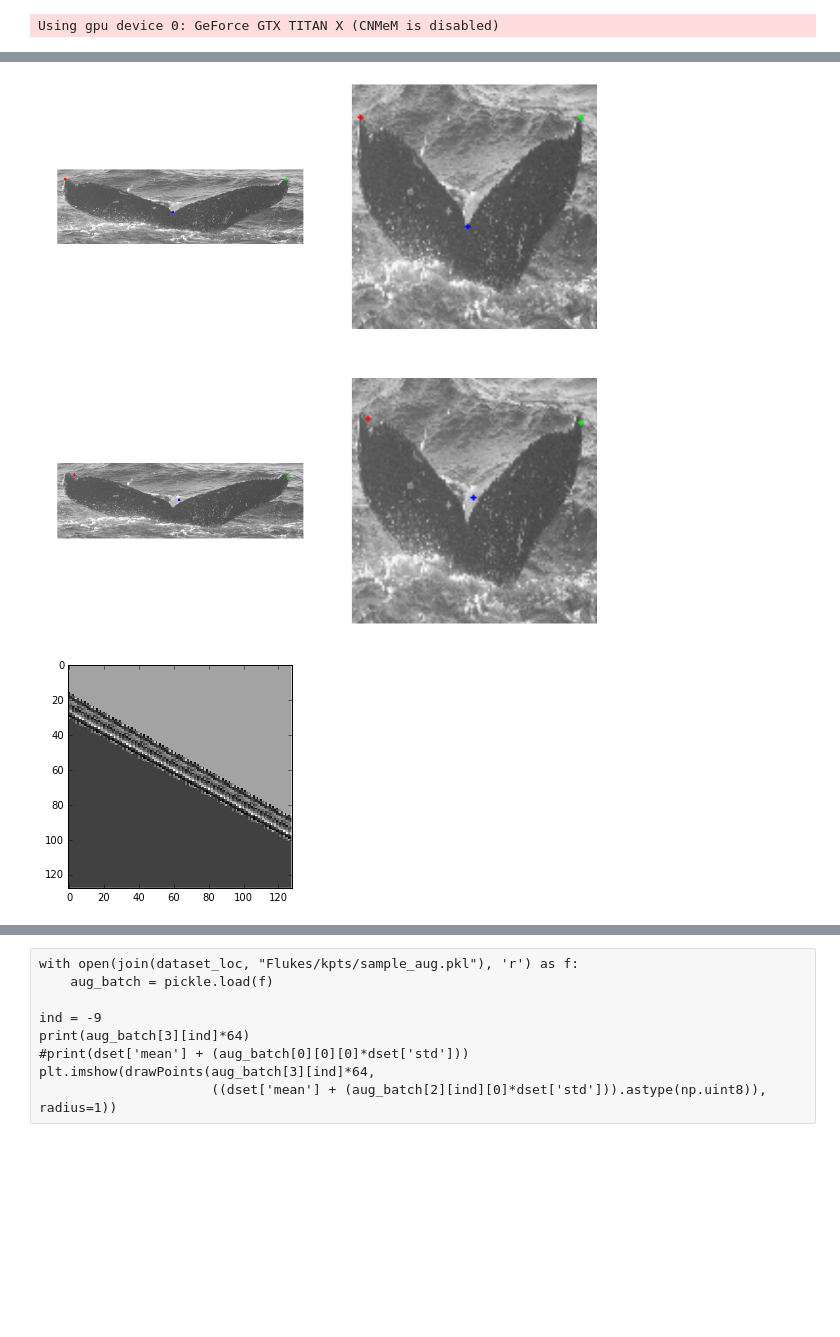
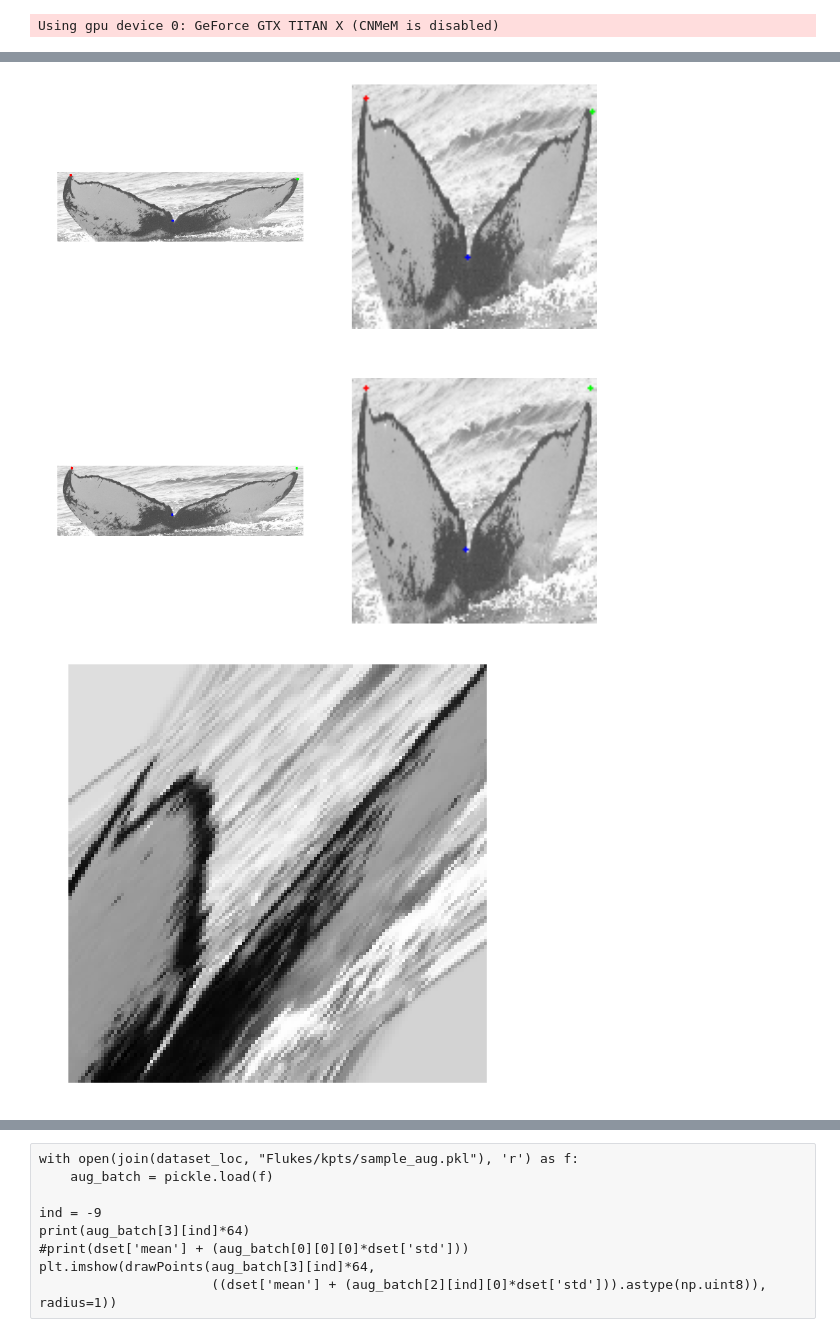
Before and after one commit to zmjjmz/thesiswork, a Jupyter notebook: edge_extract/Keypoint Extractor Analysis.ipynb, the cells around one changed output, grey strips where cells are left out. Saved outputs shown, nothing was run; the diff lists cells and outputs as text; code cells hidden in the pictures; blank space fills up the shorter version.

```diff
--- a/edge_extract/Keypoint Extractor Analysis.ipynb
+++ b/edge_extract/Keypoint Extractor Analysis.ipynb
@@ -175,12 +174,16 @@ def show_output(originals, true_labels, outputs, ind, stage=-1, imgnames=None, s
         # probably an input or stn
         #print(network_stage[:,:,0])
         print(outputs[stage-1][ind].reshape(2,3))
-        denormed = dset['std']*network_stage[:,:,0] + dset['mean']
-        f, netax = plt.subplots(1)
+        denormed =  (dset['std']*network_stage[:,:,0] + dset['mean']).astype(np.uint8).T
+        #denormed = network_stage[:,:,0].astype(np.uint8)
+        #print(denormed)
+
+        f, netax = plt.subplots(1, figsize=(7.5,7.5))
+        netax.axis('off')
         netax.imshow(denormed, interpolation='none')
     #ax[2].imshow(network_stage)
 
-sec = 'valid'
+sec = 'train'
 show_output(dset_for_model[sec]['X'], dset_for_model[sec]['y'], point_outputs[sec],
             random.choice(range(dset_for_model[sec]['X'].shape[0])), stage=12,
             imgnames=dset_for_model[sec]['names'], sizes=dset_for_model[sec]['extra'])
@@ -206,5 +209,5 @@ show_output(dset_for_model[sec]['X'], dset_for_model[sec]['y'], point_outputs[se
-[figure, old version]
+[figure, new version]
-[figure, old version]
+[figure, new version]
 # %%
 #print(len(point_outputs_valid))
 n_layers = len(point_outputs[sec])
```
Also changed, not shown: parts of 8 cells of this notebook, 6 other files.
